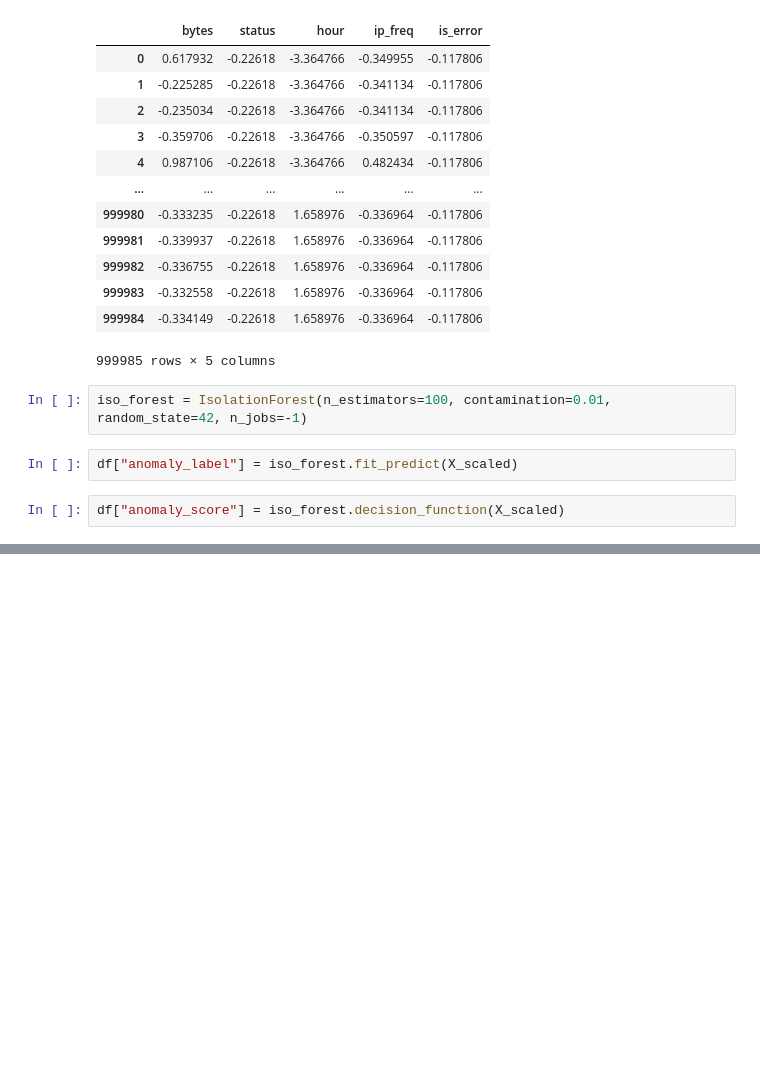
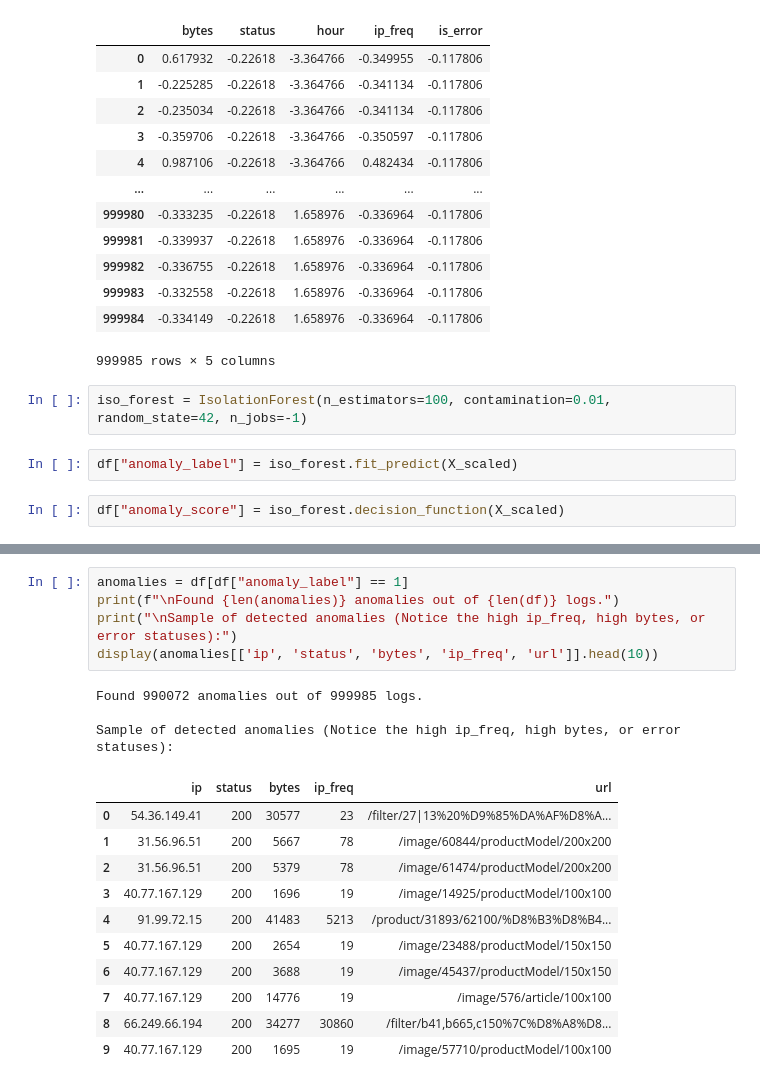
Before and after one commit to RansiluRanasinghe/Aegis-SRE, a Jupyter notebook: NoteBook/Aegis_SRE_Anomaly_Detection_Model.ipynb, the cells around one changed output, grey strips where cells are left out. Drawn from its saved outputs; the diff is of its cells as text; blank space fills up the shorter version.

Commit message:
feat: Evaluated the initial model

```diff
--- a/NoteBook/Aegis_SRE_Anomaly_Detection_Model.ipynb
+++ b/NoteBook/Aegis_SRE_Anomaly_Detection_Model.ipynb
@@ -174,0 +186,20 @@ df["anomaly_score"] = iso_forest.decision_function(X_scaled)
+# %%
+anomalies = df[df["anomaly_label"] == 1]
+print(f"\nFound {len(anomalies)} anomalies out of {len(df)} logs.")
+print("\nSample of detected anomalies (Notice the high ip_freq, high bytes, or error statuses):")
+display(anomalies[['ip', 'status', 'bytes', 'ip_freq', 'url']].head(10))
+# %% [output]
+Found 990072 anomalies out of 999985 logs.
+
+Sample of detected anomalies (Notice the high ip_freq, high bytes, or error statuses):
+|  | ip | status | bytes | ip_freq | url |
+| 0 | 54.36.149.41 | 200 | 30577 | 23 | /filter/27|13%20%D9%85%DA%AF%D8%A... |
+| 1 | 31.56.96.51 | 200 | 5667 | 78 | /image/60844/productModel/200x200 |
+| 2 | 31.56.96.51 | 200 | 5379 | 78 | /image/61474/productModel/200x200 |
+| 3 | 40.77.167.129 | 200 | 1696 | 19 | /image/14925/productModel/100x100 |
+| 4 | 91.99.72.15 | 200 | 41483 | 5213 | /product/31893/62100/%D8%B3%D8%B4... |
+| 5 | 40.77.167.129 | 200 | 2654 | 19 | /image/23488/productModel/150x150 |
+| 6 | 40.77.167.129 | 200 | 3688 | 19 | /image/45437/productModel/150x150 |
+| 7 | 40.77.167.129 | 200 | 14776 | 19 | /image/576/article/100x100 |
+| 8 | 66.249.66.194 | 200 | 34277 | 30860 | /filter/b41,b665,c150%7C%D8%A8%D8... |
+| 9 | 40.77.167.129 | 200 | 1695 | 19 | /image/57710/productModel/100x100 |
```
Also changed, not shown: parts of 2 cells of this notebook.
